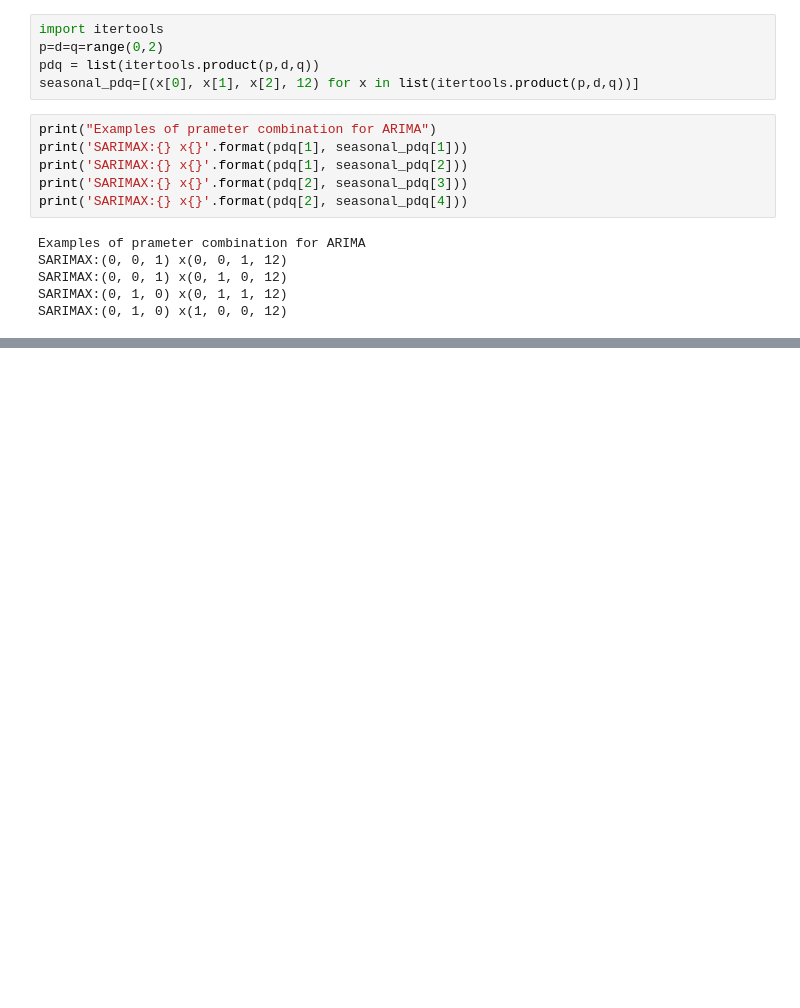
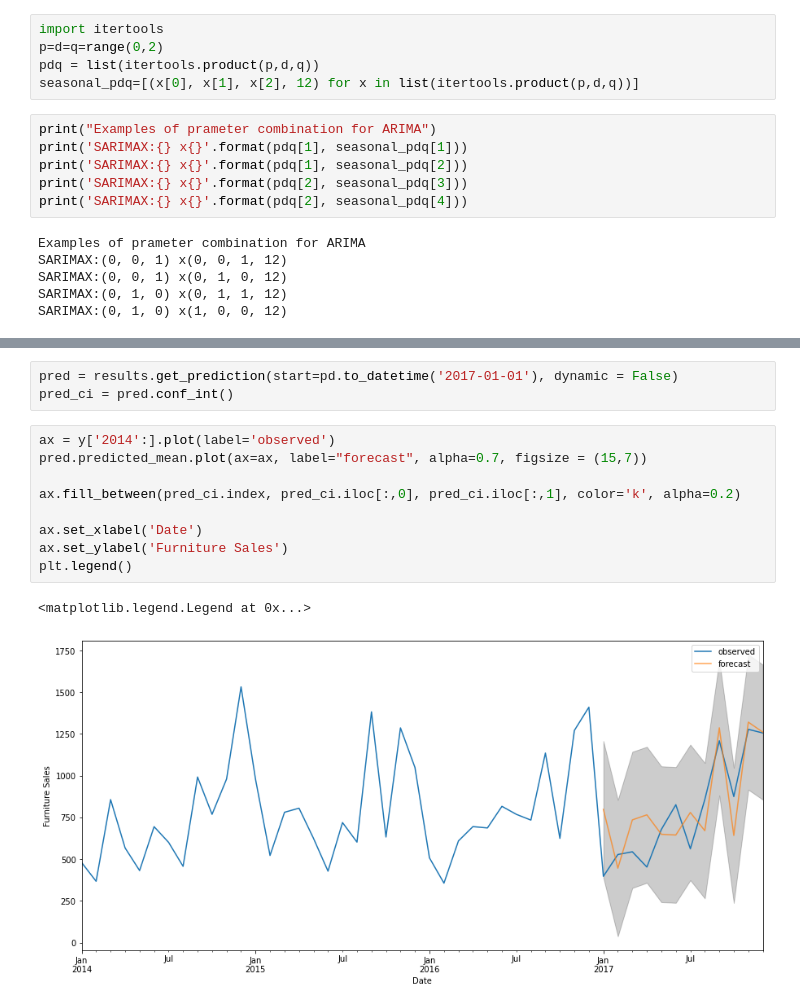
Before and after one commit to 3liud/Sales-forecast-using-time-series-data, a Jupyter notebook: sales_prediction.ipynb, the cells around one changed output, grey strips where cells are left out. Saved outputs shown, nothing was run; the diff lists cells and outputs as text; blank space fills up the shorter version.

```diff
--- a/sales_prediction.ipynb
+++ b/sales_prediction.ipynb
@@ -268,0 +294,15 @@ ARIMA(1, 0, 0)*(1, 0, 0, 12)12 - AIC:682.5313938743791
+# %%
+pred = results.get_prediction(start=pd.to_datetime('2017-01-01'), dynamic = False)
+pred_ci = pred.conf_int()
+# %%
+ax = y['2014':].plot(label='observed')
+pred.predicted_mean.plot(ax=ax, label="forecast", alpha=0.7, figsize = (15,7))
+
+ax.fill_between(pred_ci.index, pred_ci.iloc[:,0], pred_ci.iloc[:,1], color='k', alpha=0.2)
+
+ax.set_xlabel('Date')
+ax.set_ylabel('Furniture Sales')
+plt.legend()
+# %% [output]
+<matplotlib.legend.Legend at 0x...>
+[figure, added]
```
Also changed, not shown: parts of 12 cells of this notebook.
